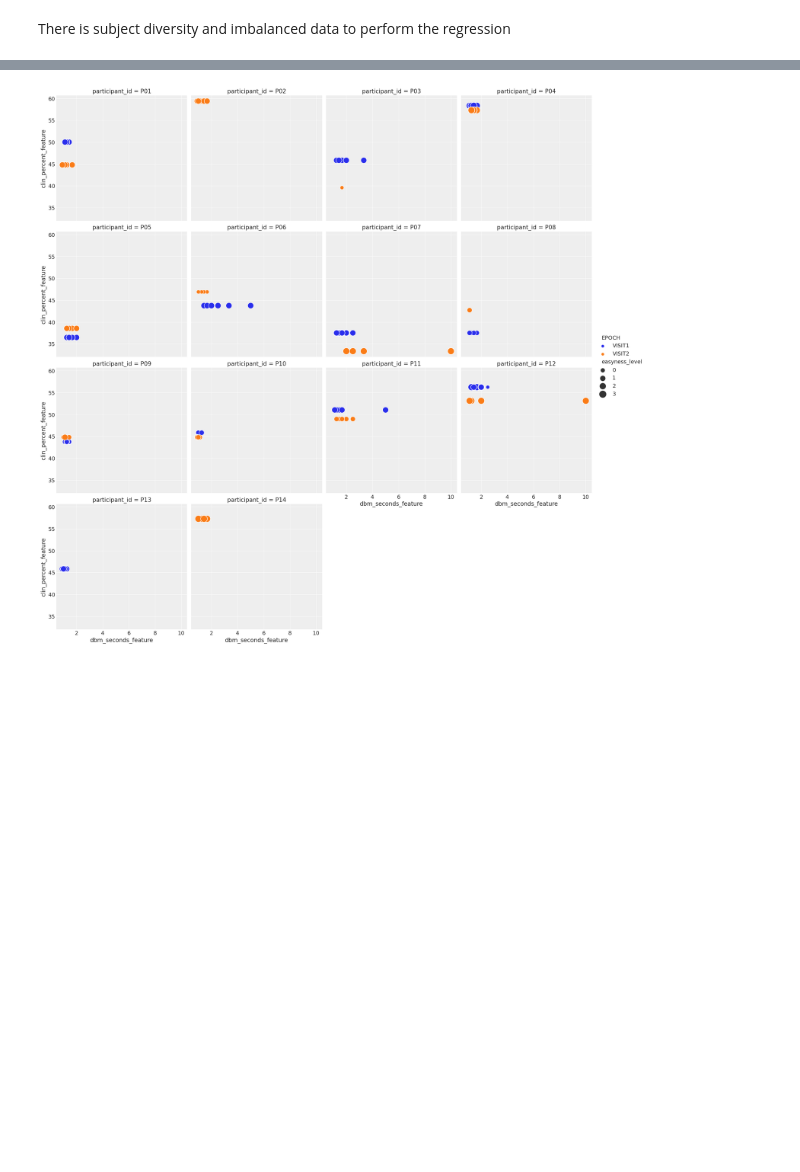
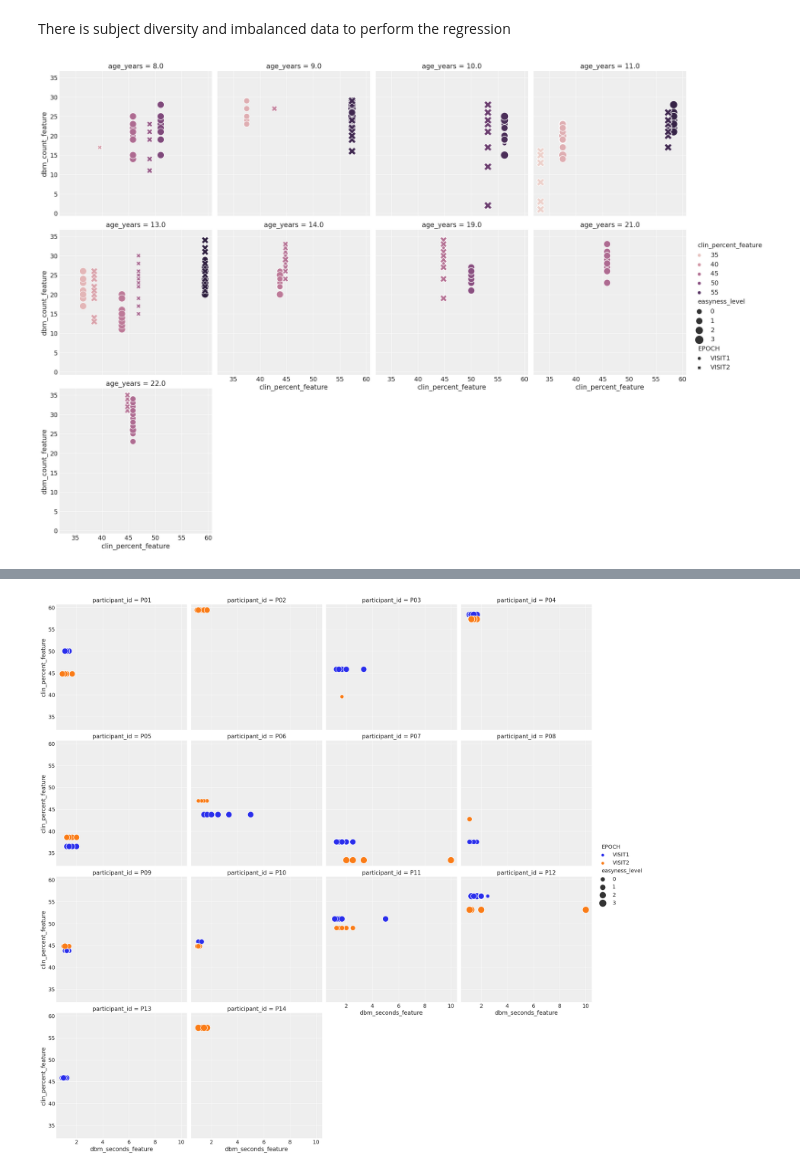
Before and after one commit to pymc-labs/roche-workshop, a Jupyter notebook: projects/digital_biomarker.ipynb, the cells around one changed output, grey strips where cells are left out. Drawn from its saved outputs; the diff is of its cells as text; code cells hidden in the pictures; blank space fills up the shorter version.

Commit message:
Added some extra visualizations

```diff
--- a/projects/digital_biomarker.ipynb
+++ b/projects/digital_biomarker.ipynb
@@ -128,3 +128,17 @@ sns.lmplot(
 [figure]
 # %% [markdown]
 There is subject diversity and imbalanced data to perform the regression
+# %%
+sns.relplot(
+    data=df,
+    x="clin_percent_feature",
+    y="dbm_count_feature",
+    style="EPOCH",
+    hue="clin_percent_feature",
+    size="easyness_level",
+    col="age_years",
+    col_wrap=4,
+    sizes=(100, 300),
+);
+# %% [output]
+[figure, added]
```
Also changed, not shown: parts of 2 cells of this notebook.
